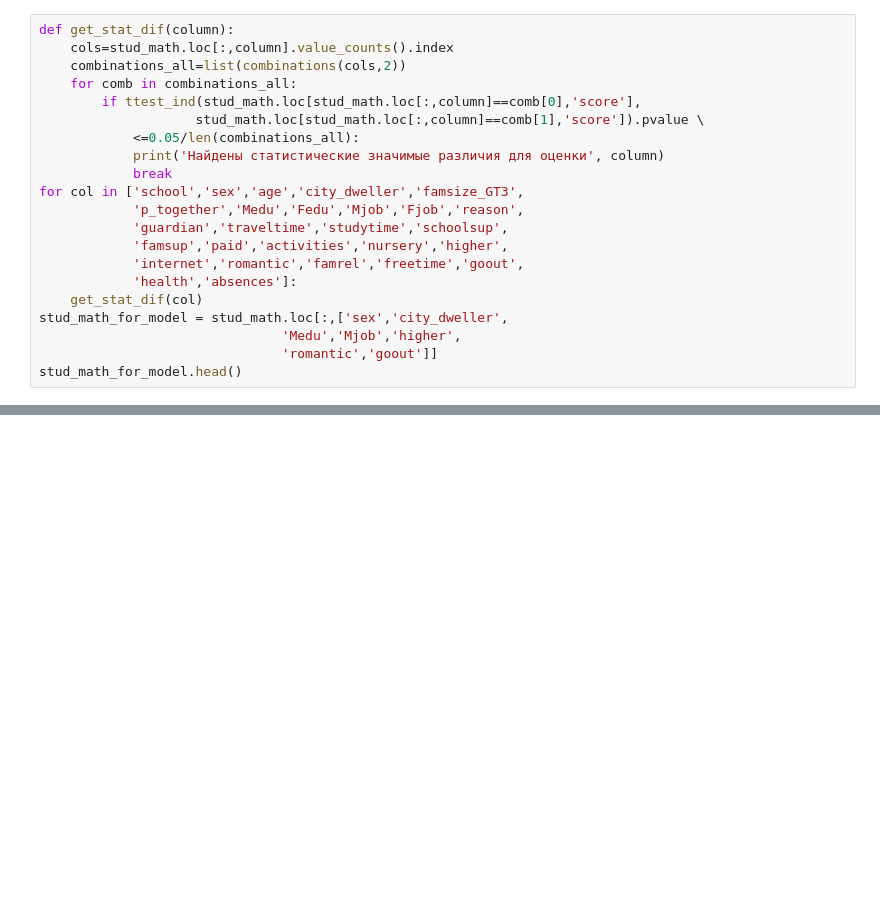
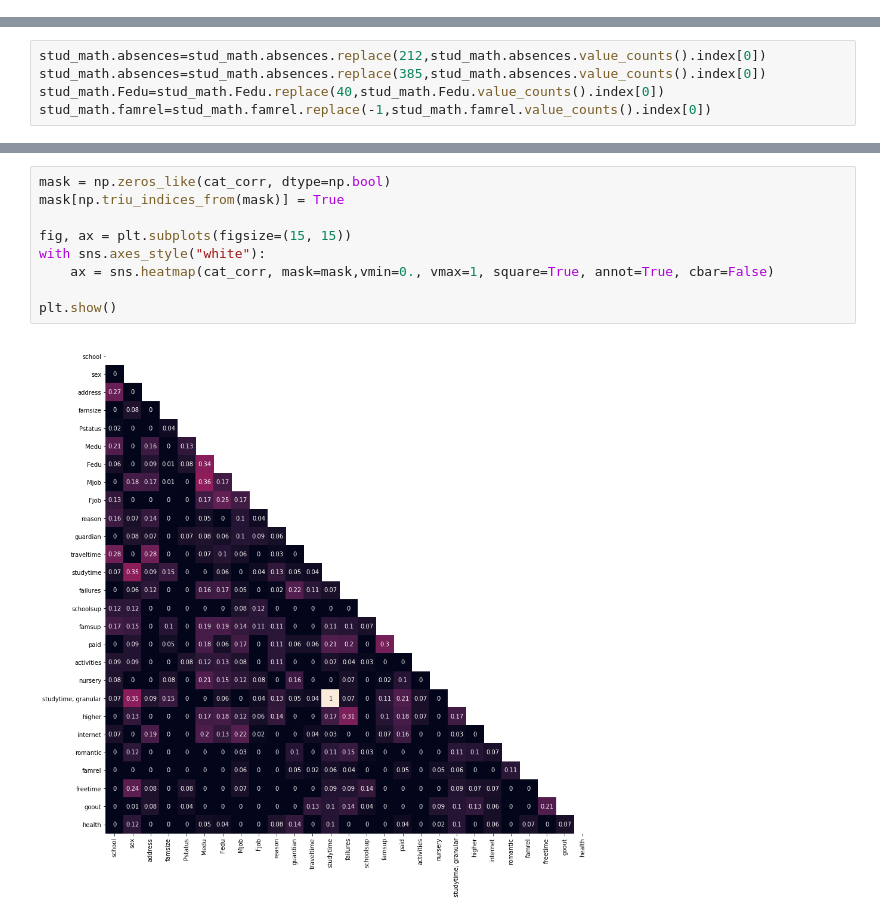
Before and after one commit to Andrew200212/skillfactory_rds, a Jupyter notebook: module_2/stud_math.ipynb, the cells around one changed output, grey strips where cells are left out. Drawn from its saved outputs; the diff is of its cells as text; blank space fills up the shorter version.

```diff
--- a/module_2/stud_math.ipynb
+++ b/module_2/stud_math.ipynb
@@ -1015,21 +0,0 @@ memory usage: 89.0+ KB
-# %%
-def get_stat_dif(column):
-    cols=stud_math.loc[:,column].value_counts().index
-    combinations_all=list(combinations(cols,2))
-    for comb in combinations_all:
-        if ttest_ind(stud_math.loc[stud_math.loc[:,column]==comb[0],'score'],
-                    stud_math.loc[stud_math.loc[:,column]==comb[1],'score']).pvalue \
-            <=0.05/len(combinations_all):
-            print('Найдены статистические значимые различия для оценки', column)
-            break
-for col in ['school','sex','age','city_dweller','famsize_GT3',
-            'p_together','Medu','Fedu','Mjob','Fjob','reason',
-            'guardian','traveltime','studytime','schoolsup',
-            'famsup','paid','activities','nursery','higher',
-            'internet','romantic','famrel','freetime','goout',
-            'health','absences']:
-    get_stat_dif(col)
-stud_math_for_model = stud_math.loc[:,['sex','city_dweller',
-                               'Medu','Mjob','higher',
-                               'romantic','goout']]
-stud_math_for_model.head()
@@ -1048,0 +263,5 @@ stud_math_for_model.head()
+# %%
+stud_math.absences=stud_math.absences.replace(212,stud_math.absences.value_counts().index[0])
+stud_math.absences=stud_math.absences.replace(385,stud_math.absences.value_counts().index[0])
+stud_math.Fedu=stud_math.Fedu.replace(40,stud_math.Fedu.value_counts().index[0])
+stud_math.famrel=stud_math.famrel.replace(-1,stud_math.famrel.value_counts().index[0])
@@ -1048,0 +372,11 @@ stud_math_for_model.head()
+# %%
+mask = np.zeros_like(cat_corr, dtype=np.bool)
+mask[np.triu_indices_from(mask)] = True
+
+fig, ax = plt.subplots(figsize=(15, 15))
+with sns.axes_style("white"):
+    ax = sns.heatmap(cat_corr, mask=mask,vmin=0., vmax=1, square=True, annot=True, cbar=False)
+
+plt.show()
+# %% [output]
+[figure, added]
```
Also changed, not shown: parts of 241 cells of this notebook.
